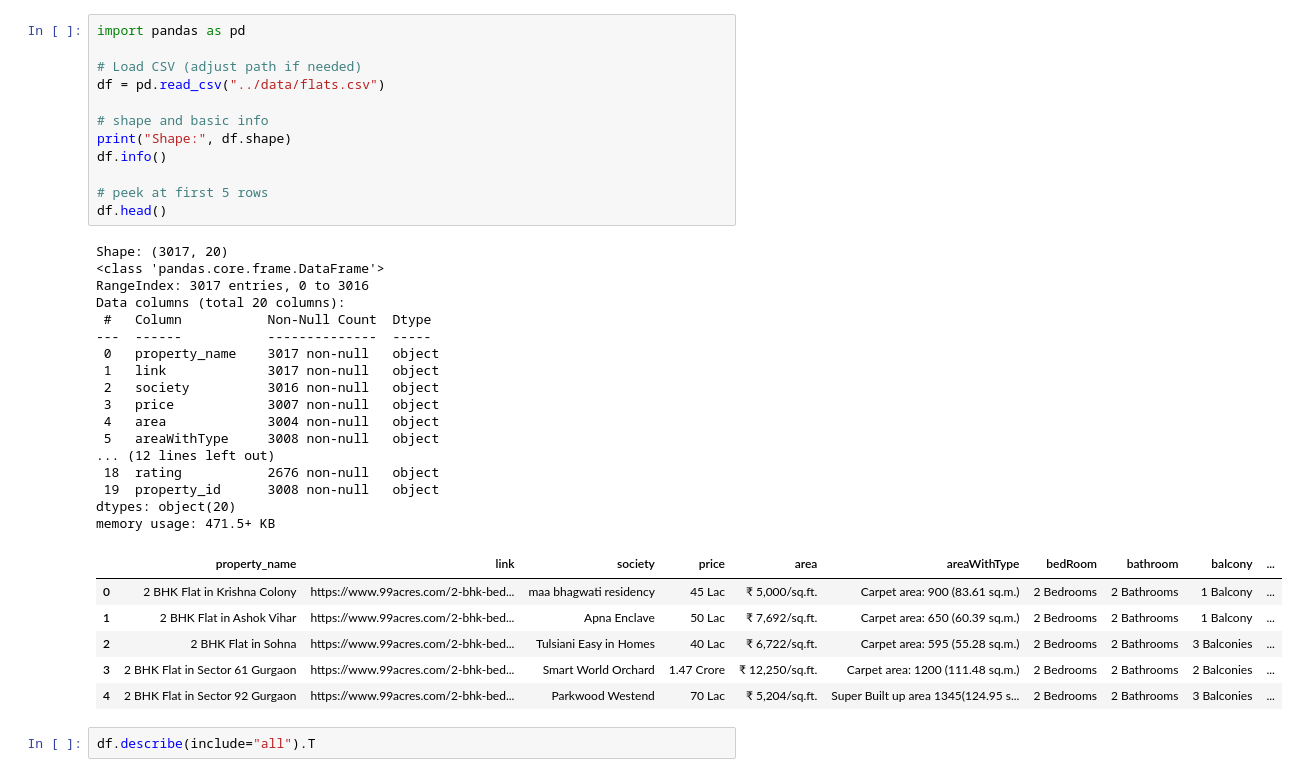
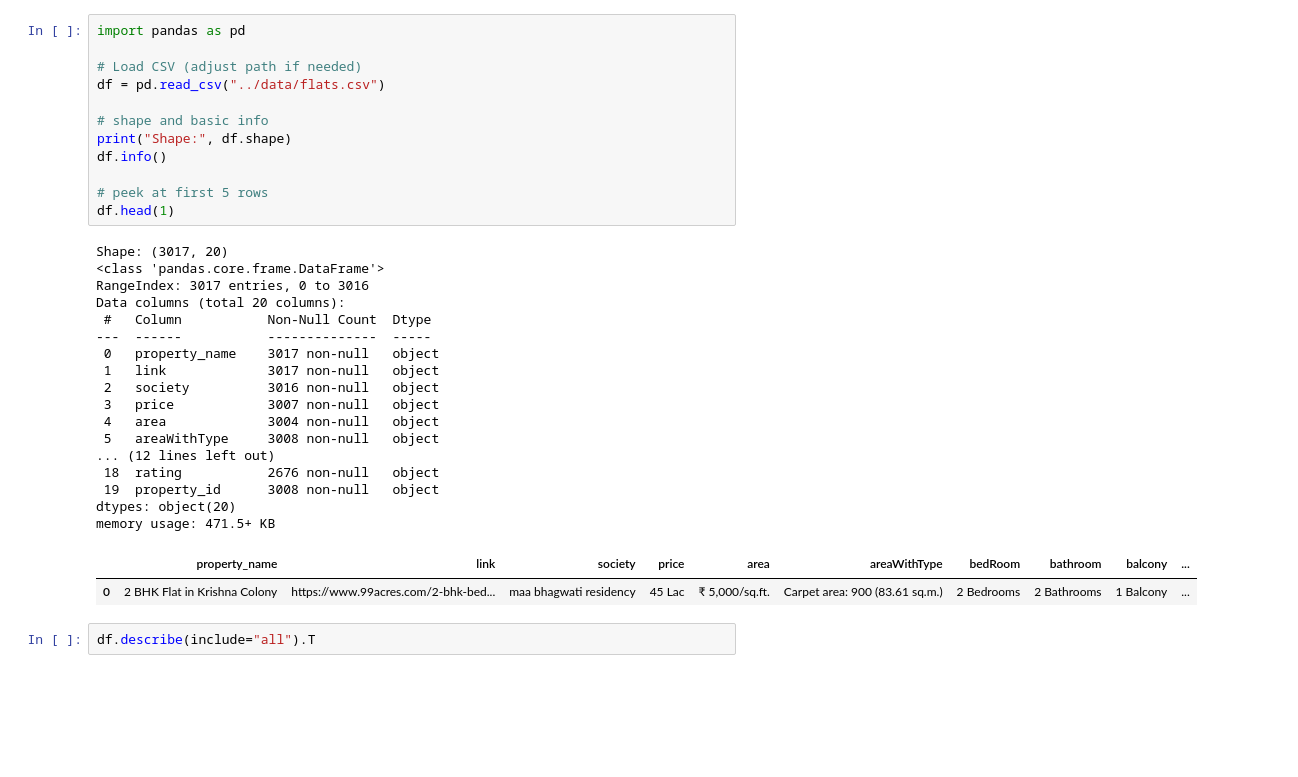
Before and after one commit to Megha2525/Real-Estate, a Jupyter notebook: notebook/01_load_flats.ipynb, the cells around one changed output. Cells and saved outputs as stored; diff of their text form; blank space fills up the shorter version.

```diff
--- a/notebook/01_load_flats.ipynb
+++ b/notebook/01_load_flats.ipynb
@@ -2,38 +2,34 @@
 import pandas as pd
 
 # Load CSV (adjust path if needed)
 df = pd.read_csv("../data/flats.csv")
 
 # shape and basic info
 print("Shape:", df.shape)
 df.info()
 
 # peek at first 5 rows
-df.head()
+df.head(1)
 # %% [output]
 Shape: (3017, 20)
 <class 'pandas.core.frame.DataFrame'>
 RangeIndex: 3017 entries, 0 to 3016
 Data columns (total 20 columns):
  #   Column           Non-Null Count  Dtype
 ---  ------           --------------  -----
  0   property_name    3017 non-null   object
  1   link             3017 non-null   object
  2   society          3016 non-null   object
  3   price            3007 non-null   object
  4   area             3004 non-null   object
  5   areaWithType     3008 non-null   object
 ... (12 lines left out)
  18  rating           2676 non-null   object
  19  property_id      3008 non-null   object
 dtypes: object(20)
 memory usage: 471.5+ KB
 |  | property_name | link | society | price | area | areaWithType | bedRoom | bathroom | balcony | ... |
 | 0 | 2 BHK Flat in Krishna Colony | https://www.99acres.com/2-bhk-bed... | maa bhagwati residency | 45 Lac | ₹ 5,000/sq.ft. | Carpet area: 900 (83.61 sq.m.) | 2 Bedrooms | 2 Bathrooms | 1 Balcony | ... |
-| 1 | 2 BHK Flat in Ashok Vihar | https://www.99acres.com/2-bhk-bed... | Apna Enclave | 50 Lac | ₹ 7,692/sq.ft. | Carpet area: 650 (60.39 sq.m.) | 2 Bedrooms | 2 Bathrooms | 1 Balcony | ... |
-| 2 | 2 BHK Flat in Sohna | https://www.99acres.com/2-bhk-bed... | Tulsiani Easy in Homes | 40 Lac | ₹ 6,722/sq.ft. | Carpet area: 595 (55.28 sq.m.) | 2 Bedrooms | 2 Bathrooms | 3 Balconies | ... |
-| 3 | 2 BHK Flat in Sector 61 Gurgaon | https://www.99acres.com/2-bhk-bed... | Smart World Orchard | 1.47 Crore | ₹ 12,250/sq.ft. | Carpet area: 1200 (111.48 sq.m.) | 2 Bedrooms | 2 Bathrooms | 2 Balconies | ... |
-| 4 | 2 BHK Flat in Sector 92 Gurgaon | https://www.99acres.com/2-bhk-bed... | Parkwood Westend | 70 Lac | ₹ 5,204/sq.ft. | Super Built up area 1345(124.95 s... | 2 Bedrooms | 2 Bathrooms | 3 Balconies | ... |
 # %%
 df.describe(include="all").T
 # %% [output]
```
Also changed, not shown: parts of 28 cells of this notebook.
